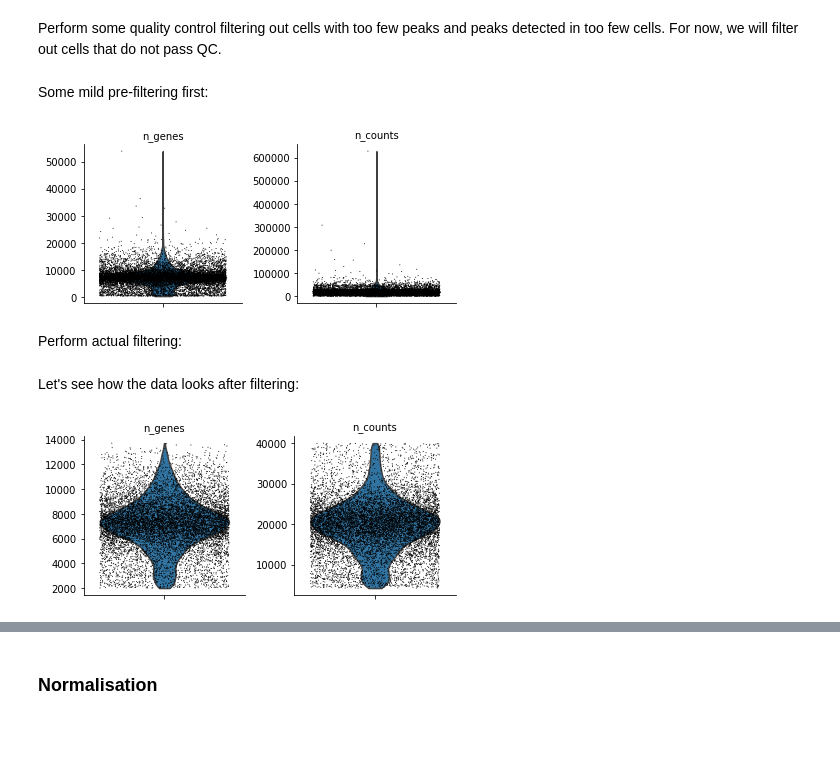
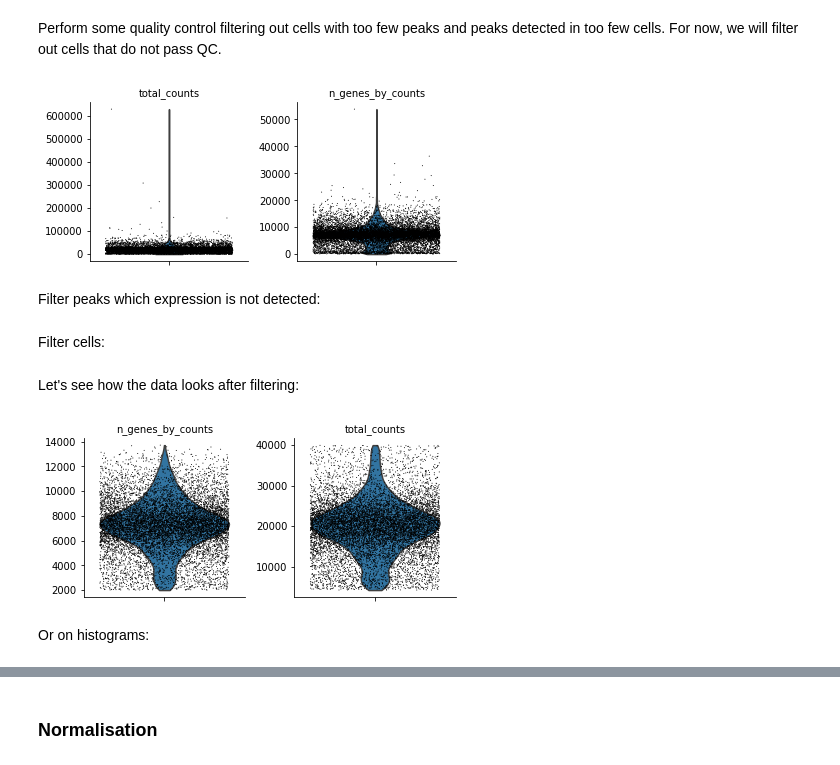
Before and after one commit to scverse/muon-tutorials, a Jupyter notebook: single-cell-rna-atac/pbmc10k/2-Chromatin-Accessibility-Processing.ipynb, the cells around one changed output, grey strips where cells are left out. Saved outputs shown, nothing was run; the diff lists cells and outputs as text; code cells hidden in the pictures; blank space fills up the shorter version.

```diff
--- a/single-cell-rna-atac/pbmc10k/2-Chromatin-Accessibility-Processing.ipynb
+++ b/single-cell-rna-atac/pbmc10k/2-Chromatin-Accessibility-Processing.ipynb
@@ -57,5 +62,3 @@ To filter and to normalise the data, we are going to use the same scanpy functio
 ### QC
 # %% [markdown]
 Perform some quality control filtering out cells with too few peaks and peaks detected in too few cells. For now, we will filter out cells that do not pass QC.
-# %% [markdown]
-Some mild pre-filtering first:
@@ -67,6 +65,6 @@ sc.pp.filter_genes(atac, min_cells=10)
+# %%
+sc.pp.calculate_qc_metrics(atac, percent_top=None, log1p=False, inplace=True)
 # %%
-sc.pl.violin(atac, ['n_genes', 'n_counts'], jitter=0.4, multi_panel=True)
+sc.pl.violin(atac, ['total_counts', 'n_genes_by_counts'], jitter=0.4, multi_panel=True)
 # %% [output]
-[figure, old version]
+[figure, new version]
-# %% [markdown]
-Perform actual filtering:
@@ -78,0 +71,2 @@ sc.pp.filter_cells(atac, min_counts=4000)
+# %% [markdown]
+Filter peaks which expression is not detected:
@@ -78,0 +78,2 @@ sc.pp.filter_cells(atac, min_counts=4000)
+# %% [markdown]
+Filter cells:
@@ -79,6 +88,8 @@ sc.pp.filter_cells(atac, min_counts=4000)
 # %% [markdown]
 Let's see how the data looks after filtering:
 # %%
-sc.pl.violin(atac, ['n_genes', 'n_counts'], jitter=0.4, multi_panel=True)
+sc.pl.violin(atac, ['n_genes_by_counts', 'total_counts'], jitter=0.4, multi_panel=True)
 # %% [output]
-[figure, old version]
+[figure, new version]
+# %% [markdown]
+Or on histograms:
```
Also changed, not shown: parts of 45 cells of this notebook, 1 other file.
